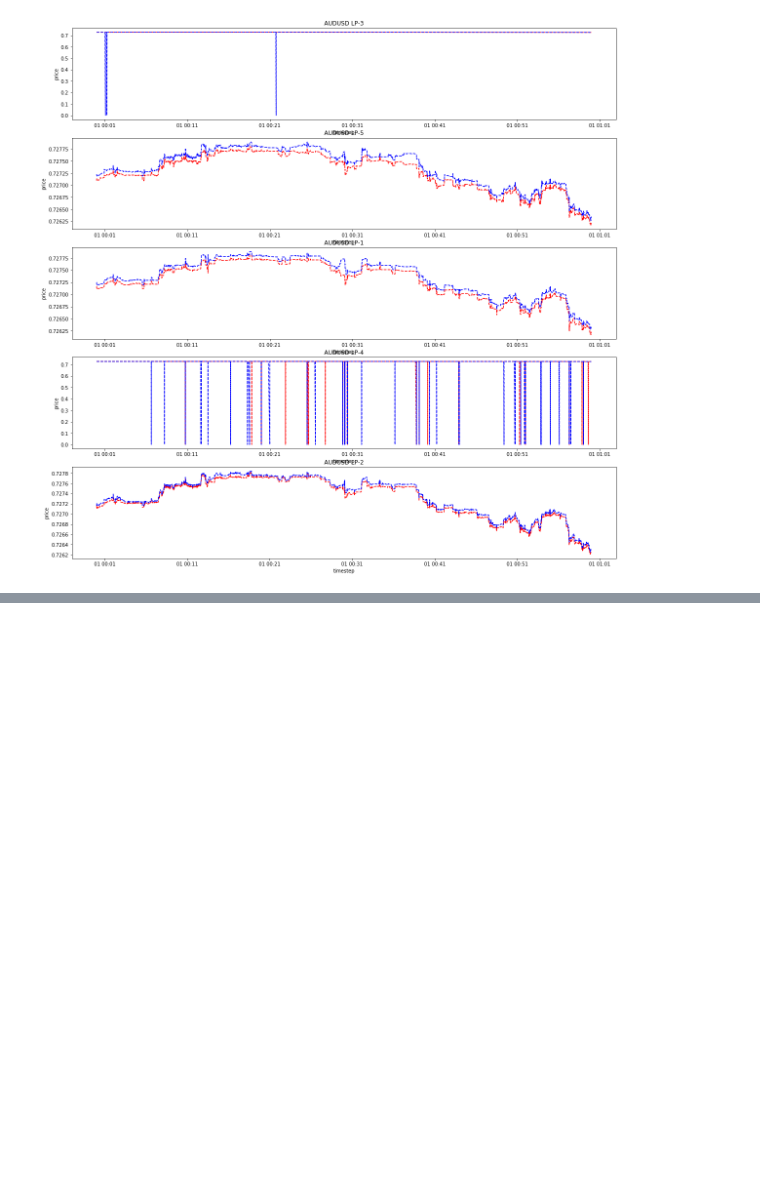
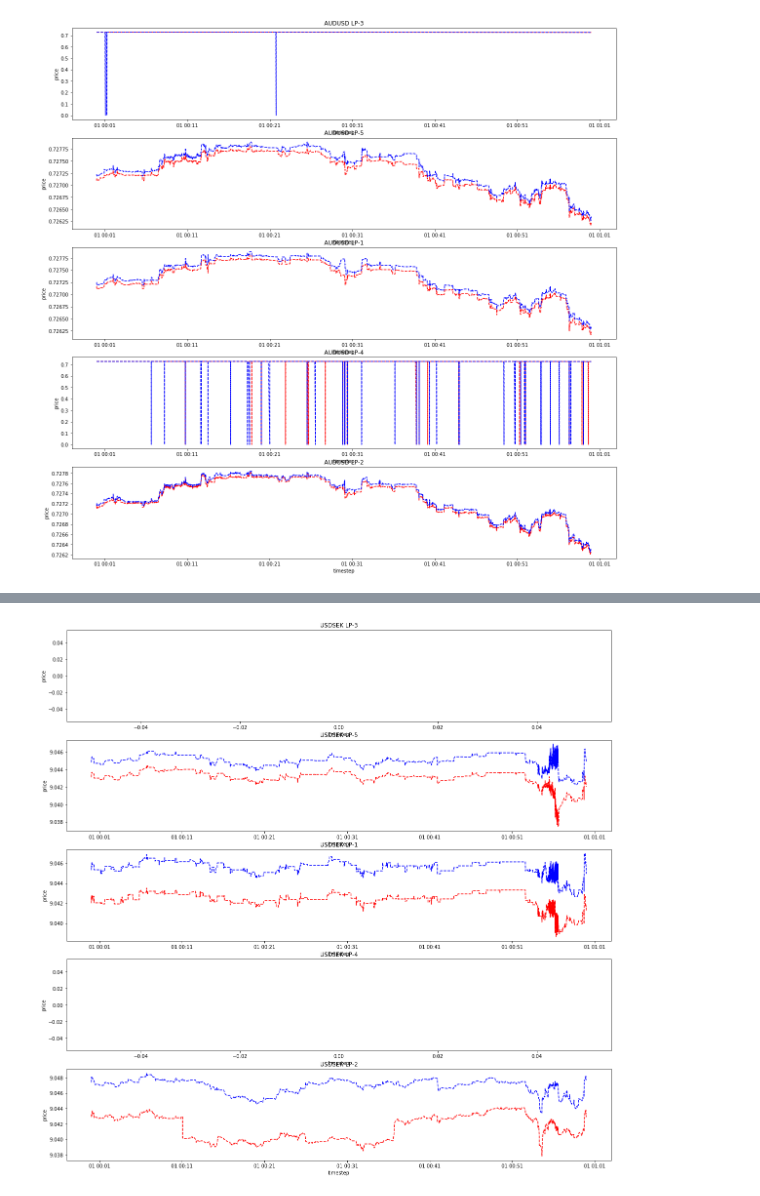
Before and after one commit to IrisQY/Forex-DQN, a Jupyter notebook: Data Visualization.ipynb, the cells around one changed output, grey strips where cells are left out. Cells and saved outputs as stored; diff of their text form; code cells hidden in the pictures; blank space fills up the shorter version.

```diff
--- a/Data Visualization.ipynb
+++ b/Data Visualization.ipynb
@@ -178,0 +198,17 @@ for n in range(len(providers)):
+# %%
+cur = 'USDSEK'
+fig = plt.figure()
+gs = gridspec.GridSpec(len(providers),1)
+for n in range(len(providers)):
+    title = cur + " " + providers[n]
+    ax = fig.add_subplot(gs[n, 0])
+    tmp = LP[LP.provider == providers[n]]
+    tmp = tmp[tmp['currency pair'] == cur]
+    t = tmp.time.values
+    b = tmp['bid price'].values
+    a = tmp['ask price'].values
+    ax.plot(t, b, 'r--', t, a, 'b--')
+    ax.set(xlabel='timestep', ylabel='price')
+    ax.set_title(title)
+# %% [output]
+[figure, added]
```
Also changed, not shown: parts of 2 cells of this notebook.
